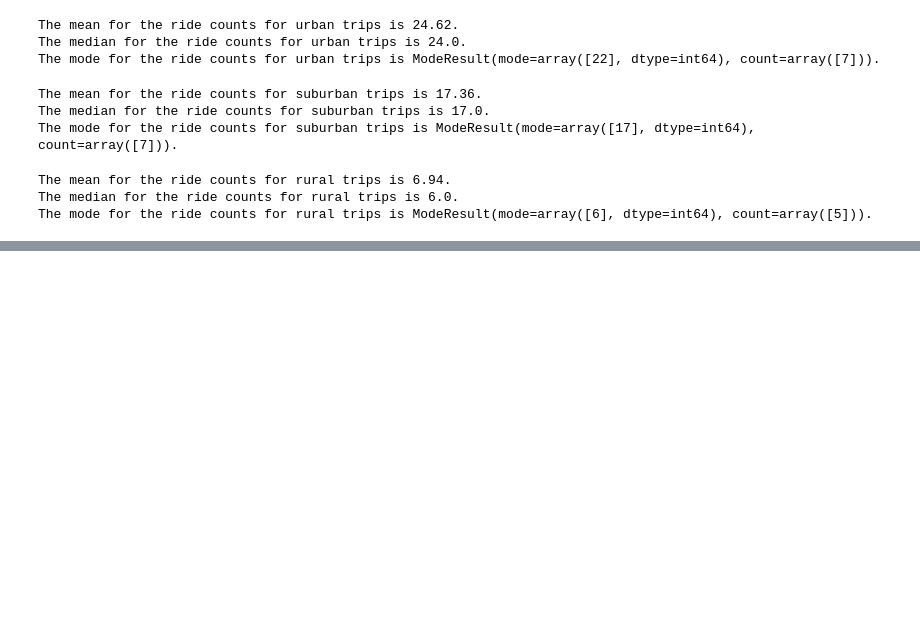
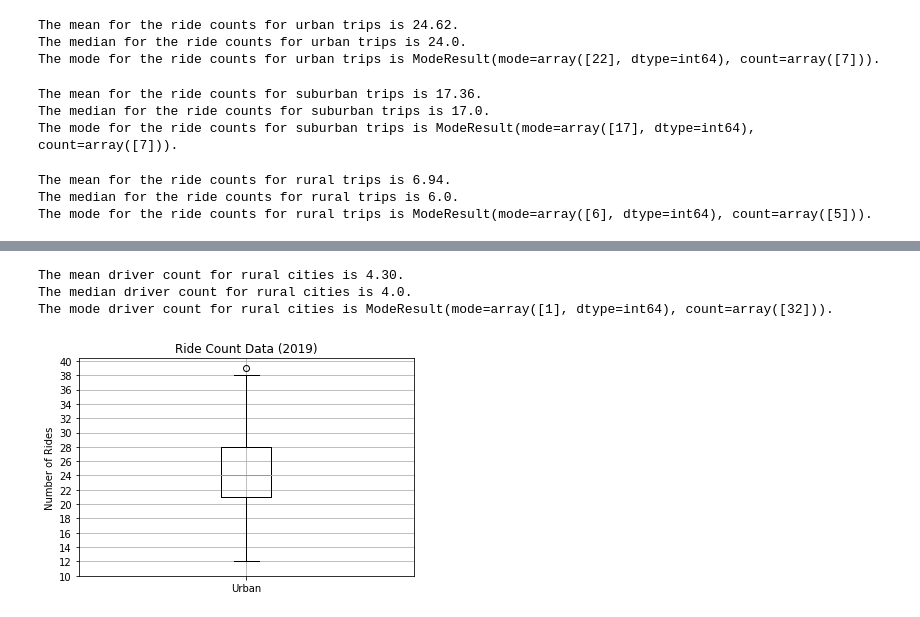
Before and after one commit to evanmgoodwin/PyBer_Analysis, a Jupyter notebook: PyBer.ipynb, the cells around one changed output, grey strips where cells are left out. Drawn from its saved outputs; the diff is of its cells as text; code cells hidden in the pictures; blank space fills up the shorter version.

Commit message:
adding box-and-whisker plots

```diff
--- a/PyBer.ipynb
+++ b/PyBer.ipynb
@@ -402,0 +557,28 @@ The mode for the ride counts for rural trips is ModeResult(mode=array([6], dtype
+# %%
+# Calculate the measures of central tendency for the driver count for the rural cities
+mean_rural_drivers = np.mean(rural_drivers)
+print(f"The mean driver count for rural cities is {mean_rural_drivers:.2f}.")
+
+median_rural_drivers = np.median(rural_drivers)
+print(f"The median driver count for rural cities is {median_rural_drivers}.")
+
+mode_rural_drivers = sts.mode(rural_drivers)
+print(f"The mode driver count for rural cities is {mode_rural_drivers}.")
+# %% [output]
+The mean driver count for rural cities is 4.30.
+The median driver count for rural cities is 4.0.
+The mode driver count for rural cities is ModeResult(mode=array([1], dtype=int64), count=array([32])).
+# %%
+# Create a box-and-whisker plot for the urban cities ride count
+x_labels = ["Urban"]
+fig, ax = plt.subplots()
+ax.boxplot(urban_ride_count, labels=x_labels)
+
+# Add the title, y-axis label and grid
+ax.set_title("Ride Count Data (2019)")
+ax.set_ylabel("Number of Rides")
+ax.set_yticks(np.arange(10, 41, step=2.0))
+ax.grid()
+plt.show()
+# %% [output]
+[figure, added]
```
Also changed, not shown: parts of 23 cells of this notebook, 3 other files.
